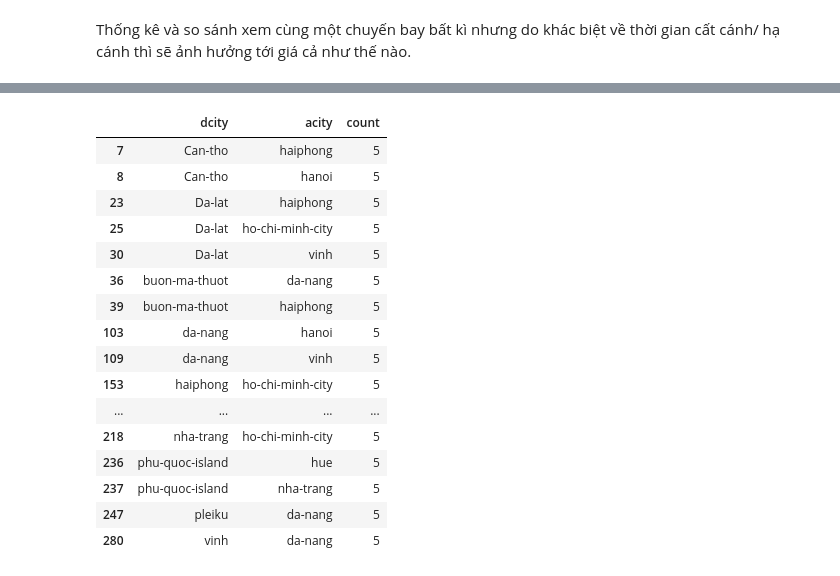
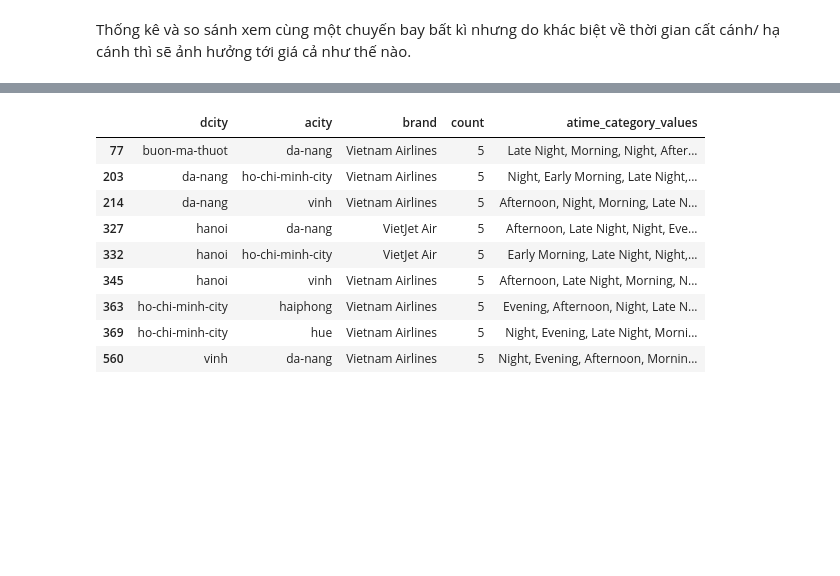
Before and after one commit to lehieulol/DS_database, a Jupyter notebook: PreprocessingAndEDA/EDA.ipynb, the cells around one changed output, grey strips where cells are left out. Cells and saved outputs as stored; diff of their text form; code cells hidden in the pictures; blank space fills up the shorter version.

```diff
--- a/PreprocessingAndEDA/EDA.ipynb
+++ b/PreprocessingAndEDA/EDA.ipynb
@@ -270,23 +267,18 @@ Bên trên thống kê số chuyến bay cất cánh vào buổi chiều, buổi
 # %%
-dcity_acity_counts_2 = df.groupby(['dcity', 'acity'])['atime_category'].nunique().reset_index(name='count')
-filtered_atime_category_data = dcity_acity_counts_2[dcity_acity_counts_2['count'] == 5]
+dcity_acity_counts_2 = df.groupby(['dcity', 'acity','brand'])['atime_category'].nunique().reset_index(name='count')
+get_unique_atime_categories = lambda x: ', '.join(x.unique())
+dcity_acity_counts_2['atime_category_values'] = df.groupby(['dcity', 'acity', 'brand'])['atime_category'].apply(get_unique_atime_categories).reset_index()['atime_category']
+filtered_atime_category_data = dcity_acity_counts_2[dcity_acity_counts_2['count'] == dcity_acity_counts_2['count'].max()]
 filtered_atime_category_data
 # %% [output]
-|  | dcity | acity | count |
-| 7 | Can-tho | haiphong | 5 |
-| 8 | Can-tho | hanoi | 5 |
-| 23 | Da-lat | haiphong | 5 |
-| 25 | Da-lat | ho-chi-minh-city | 5 |
-| 30 | Da-lat | vinh | 5 |
-| 36 | buon-ma-thuot | da-nang | 5 |
-| 39 | buon-ma-thuot | haiphong | 5 |
-| 103 | da-nang | hanoi | 5 |
-| 109 | da-nang | vinh | 5 |
-| 153 | haiphong | ho-chi-minh-city | 5 |
-| ... | ... | ... | ... |
-| 218 | nha-trang | ho-chi-minh-city | 5 |
-| 236 | phu-quoc-island | hue | 5 |
-| 237 | phu-quoc-island | nha-trang | 5 |
-| 247 | pleiku | da-nang | 5 |
-| 280 | vinh | da-nang | 5 |
+|  | dcity | acity | brand | count | atime_category_values |
+| 77 | buon-ma-thuot | da-nang | Vietnam Airlines | 5 | Late Night, Morning, Night, After... |
+| 203 | da-nang | ho-chi-minh-city | Vietnam Airlines | 5 | Night, Early Morning, Late Night,... |
+| 214 | da-nang | vinh | Vietnam Airlines | 5 | Afternoon, Night, Morning, Late N... |
+| 327 | hanoi | da-nang | VietJet Air | 5 | Afternoon, Late Night, Night, Eve... |
+| 332 | hanoi | ho-chi-minh-city | VietJet Air | 5 | Early Morning, Late Night, Night,... |
+| 345 | hanoi | vinh | Vietnam Airlines | 5 | Afternoon, Late Night, Morning, N... |
+| 363 | ho-chi-minh-city | haiphong | Vietnam Airlines | 5 | Evening, Afternoon, Night, Late N... |
+| 369 | ho-chi-minh-city | hue | Vietnam Airlines | 5 | Night, Evening, Late Night, Morni... |
+| 560 | vinh | da-nang | Vietnam Airlines | 5 | Night, Evening, Afternoon, Mornin... |
 # %%
```
Also changed, not shown: parts of 38 cells of this notebook, 1 other file.
